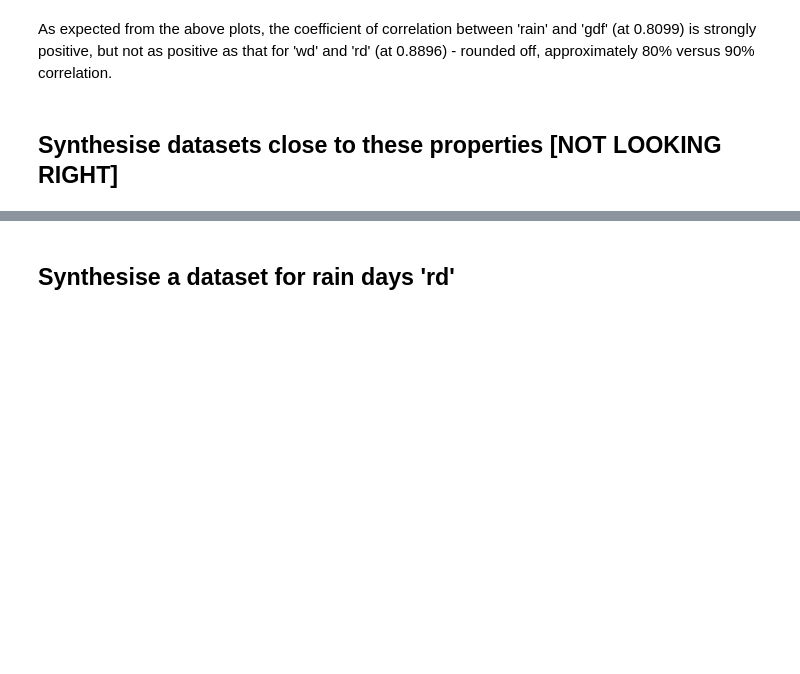
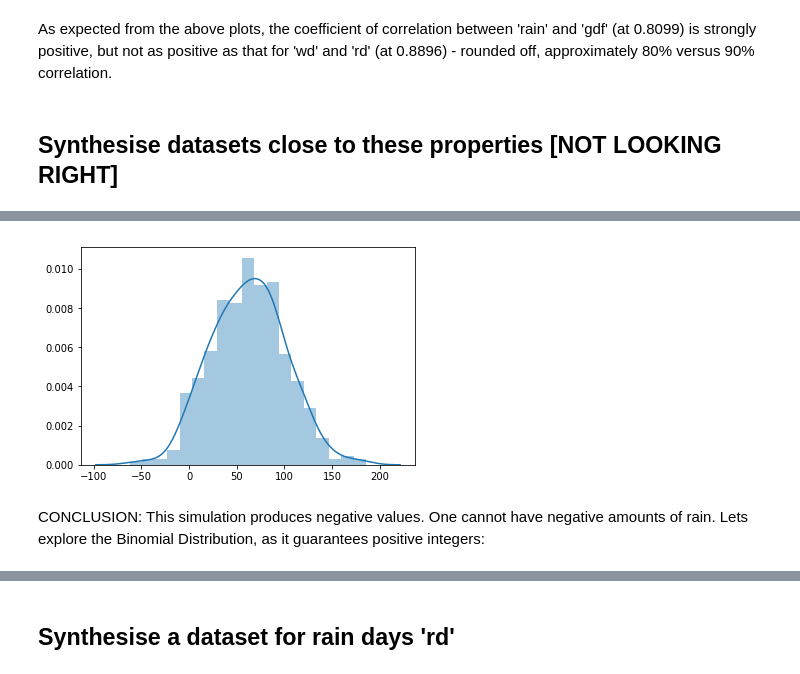
Before and after one commit to Aqua5lad/PDA-Dec-Project, a Jupyter notebook: PDA Project Dec 2018.ipynb, the cells around one changed output, grey strips where cells are left out. Drawn from its saved outputs; the diff is of its cells as text; code cells hidden in the pictures; blank space fills up the shorter version.

```diff
--- a/PDA Project Dec 2018.ipynb
+++ b/PDA Project Dec 2018.ipynb
@@ -621,0 +652,7 @@ sns.distplot(s);
+# %%
+rain = np.random.normal(66.385375, 40.455267, 500).round(1) # (mu, sigma, size), Float 1
+# using the mean & standard deviation of the actual data in the original 'real world' sample.
+# %%
+# convert the data array to a dataframe:
+rain = pd.DataFrame(np.array(rain))
+rain.describe()
@@ -622,3 +669,10 @@ sns.distplot(s);
+# %%
+#plot the Normal probability distribution for the synthetic 'rain' values
+sns.distplot(rain);
+# %% [output]
+[figure, added]
+# %% [markdown]
+CONCLUSION:  This simulation produces negative values. One cannot have negative amounts of rain. Lets explore the Binomial Distribution, as it guarantees positive integers:
 # %%
 # wd variable looks like a normal distribution
 wd = np.random.normal(0,4.3,1000)
```
Also changed, not shown: parts of 13 cells of this notebook, 1 other file.
